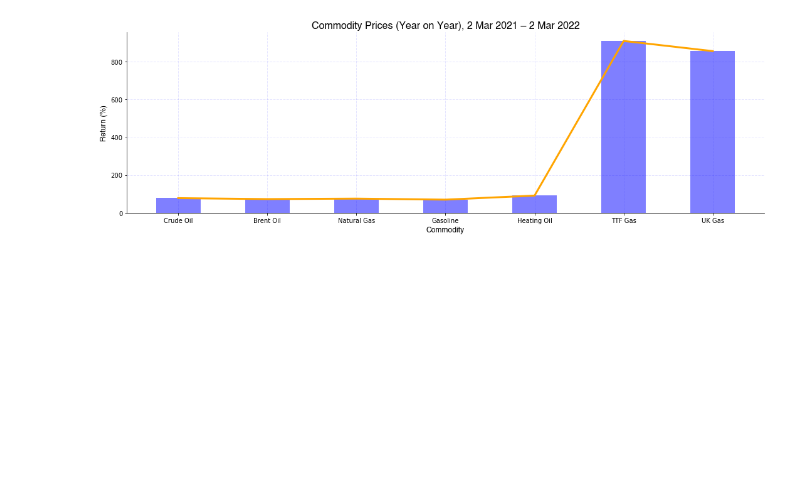
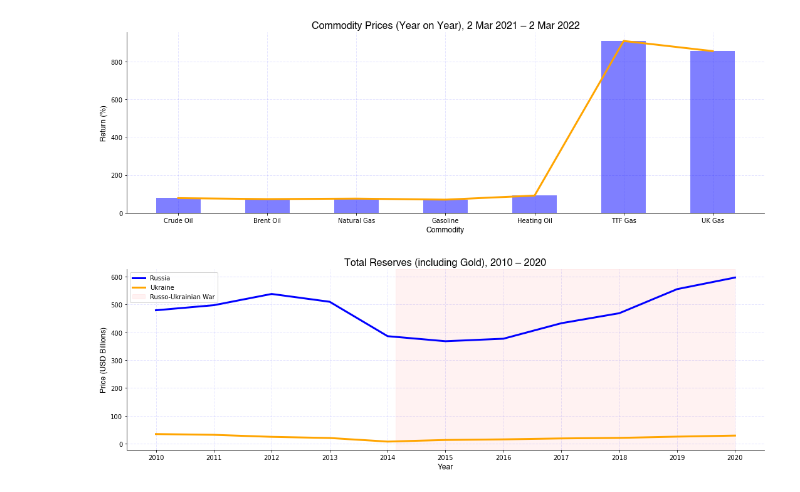
Before and after one commit to mnperic/russia-ukraine-indicators, a Jupyter notebook: russia_charts.ipynb, the cells around one changed output. Saved outputs shown, nothing was run; the diff lists cells and outputs as text; code cells hidden in the pictures; blank space fills up the shorter version.

Commit message:
Formatting csv

```diff
--- a/russia_charts.ipynb
+++ b/russia_charts.ipynb
@@ -31,6 +31,18 @@ oil_sokol_df = pd.read_csv(oil_sokol_path)
 
 commodity_prices_path = "Resources/commodity_prices.csv"
 commodity_prices_df = pd.read_csv(commodity_prices_path)
+
+reserves_russia_path = "Resources/russia_reserves.csv"
+reserves_russia_df = pd.read_csv(reserves_russia_path)
+
+reserves_ukraine_path = "Resources/ukraine_reserves.csv"
+reserves_ukraine_df = pd.read_csv(reserves_ukraine_path)
+
+gdp_russia_path = "Resources/russia_gdp.csv"
+gdp_russia_df = pd.read_csv(gdp_russia_path)
+
+gdp_ukraine_path = "Resources/ukraine_gdp.csv"
+gdp_ukraine_df = pd.read_csv(gdp_ukraine_path)
 # %%
 # Preview inflation_mom
 inflation_mom_df.head()
@@ -120,6 +172,10 @@ gas_dutch_df['date'] = pd.to_datetime(gas_dutch_df['date'], format='%d/%m/%y')
 gas_nymex_df['date'] = pd.to_datetime(gas_nymex_df['date'], format='%d/%m/%y')
 oil_espo_df['date'] = pd.to_datetime(oil_espo_df['date'], format='%d/%m/%y')
 oil_sokol_df['date'] = pd.to_datetime(oil_sokol_df['date'], format='%d/%m/%y')
+reserves_russia_df['year'] = pd.to_datetime(reserves_russia_df['year'], format='%Y')
+reserves_ukraine_df['year'] = pd.to_datetime(reserves_ukraine_df['year'], format='%Y')
+gdp_russia_df['year'] = pd.to_datetime(gdp_russia_df['year'], format='%Y')
+gdp_ukraine_df['year'] = pd.to_datetime(gdp_ukraine_df['year'], format='%Y')
 # %%
 # Plotting – inflation_mom
 
@@ -330,3 +386,37 @@ plt.savefig("/Users/minoperic/Data Analytics/Data Investigations/russia-energy-i
 plt.show()
 # %% [output]
 [figure]
+# %%
+# Plotting – Reserves (inc. gold)
+
+# Font families
+font_1 = {'family':'helvetica','color':'black','size':16}
+font_2 = {'family':'helvetica','color':'black','size':12}
+
+# Plot
+plt.figure(figsize=(15,5))
+plt.plot(reserves_russia_df['year'], reserves_russia_df['price_usd'], color='blue', label='Russia', linewidth=3)
+plt.plot(reserves_ukraine_df['year'], reserves_ukraine_df['price_usd'], color='orange', label='Ukraine', linewidth=3)
+
+# Labels
+plt.title("Total Reserves (including Gold), 2010 – 2020", fontdict = font_1)
+plt.xlabel("Year", fontdict = font_2)
+plt.ylabel("Price (USD Billions)", fontdict = font_2)
+
+# Highlights
+plt.axvspan(date2num(datetime.datetime(2014,2,20)), date2num(datetime.datetime(2020,1,1)),
+           label="Russo-Ukrainian War", color="red", alpha=0.05)
+plt.legend()
+
+# Aesthetics
+matplotlib.pyplot.grid(visible=True, which='both', axis='both', color='blue', alpha=0.1, linestyle='--', linewidth=1)
+
+plt.gca().spines['top'].set_visible(False)
+plt.gca().spines['right'].set_visible(False)
+plt.tight_layout()
+
+# Save and show
+plt.savefig("/Users/minoperic/Data Analytics/Data Investigations/russia-energy-inflation/Images/reserves_russia_ukraine.png", dpi=300)
+plt.show()
+# %% [output]
+[figure, added]
```
Also changed, not shown: parts of 8 cells of this notebook, 6 other files.
